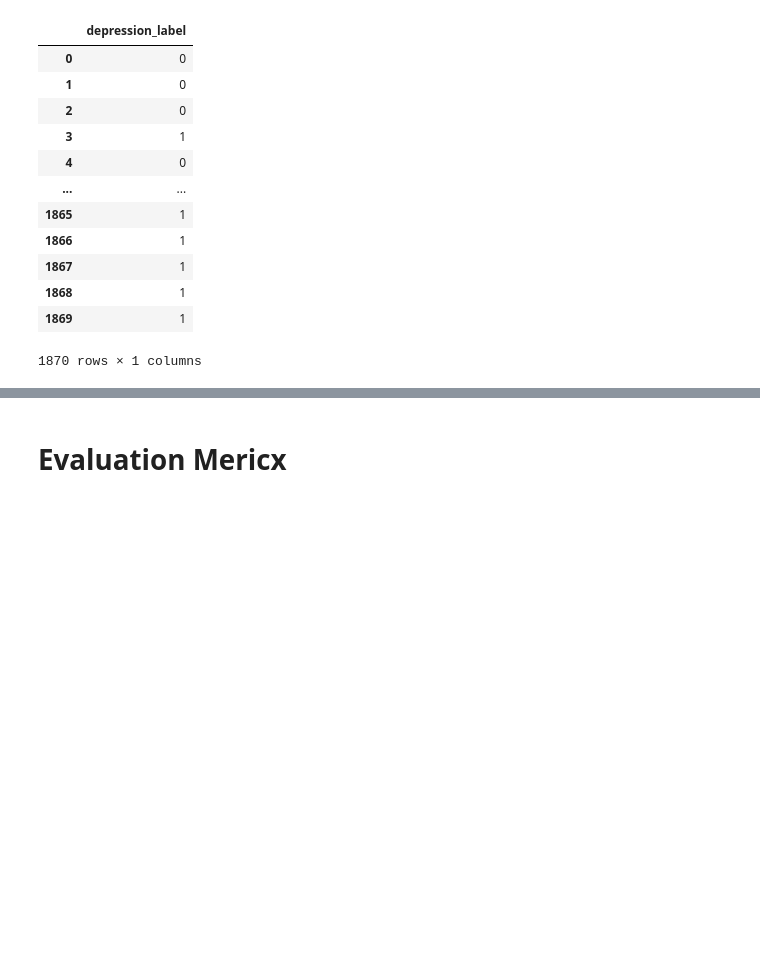
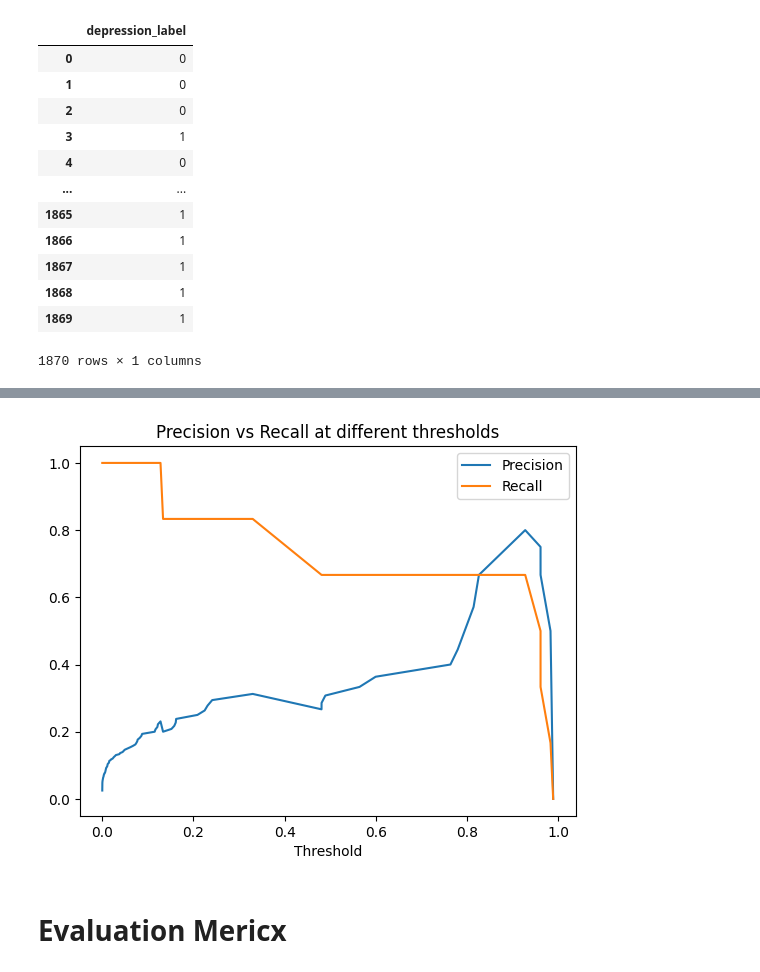
Before and after one commit to ChickenMan-1080/ML-Practice, a Jupyter notebook: ML-Social_Media_Teen_MentalHealth/main.ipynb, the cells around one changed output, grey strips where cells are left out. Saved outputs shown, nothing was run; the diff lists cells and outputs as text; code cells hidden in the pictures; blank space fills up the shorter version.

```diff
--- a/ML-Social_Media_Teen_MentalHealth/main.ipynb
+++ b/ML-Social_Media_Teen_MentalHealth/main.ipynb
@@ -211,6 +232,6 @@ classX_count
 | 1869 | 1 |
 1870 rows × 1 columns
 # %%
-model = LogisticRegression(max_iter=3000,random_state = 42)
+model = LogisticRegression(max_iter=3000,random_state = 42,class_weight='balanced')
 model.fit(X_resampled,y_resampled)
-y_pred_smote = model.predict(X_test)
+#y_pred_smote = model.predict(X_test)
@@ -216,0 +240,9 @@ y_pred_smote = model.predict(X_test)
+# %%
+# ใช้ predict_proba แทน → ได้ probability ออกมา
+y_proba_smote = model.predict_proba(X_test)[:, 1]  # เอาแค่ prob ของ class 1
+
+# ปรับ threshold เอง (ค่า default ของ sklearn คือ 0.5)
+threshold = 0.7  # ลองปรับตรงนี้
+y_pred_custom = (y_proba_smote >= threshold).astype(int)
+
+print(classification_report(y_test, y_pred_custom))
@@ -217,3 +258,16 @@ y_pred_smote = model.predict(X_test)
+# %%
+from sklearn.metrics import precision_recall_curve
+
+precision, recall, thresholds = precision_recall_curve(y_test, y_proba_smote)
+
+plt.plot(thresholds, precision[:-1], label='Precision')
+plt.plot(thresholds, recall[:-1], label='Recall')
+plt.xlabel('Threshold')
+plt.legend()
+plt.title('Precision vs Recall at different thresholds')
+plt.show()
+# %% [output]
+[figure, added]
 # %% [markdown]
 # Evaluation Mericx
 # %%
```
Also changed, not shown: parts of 13 cells of this notebook.
